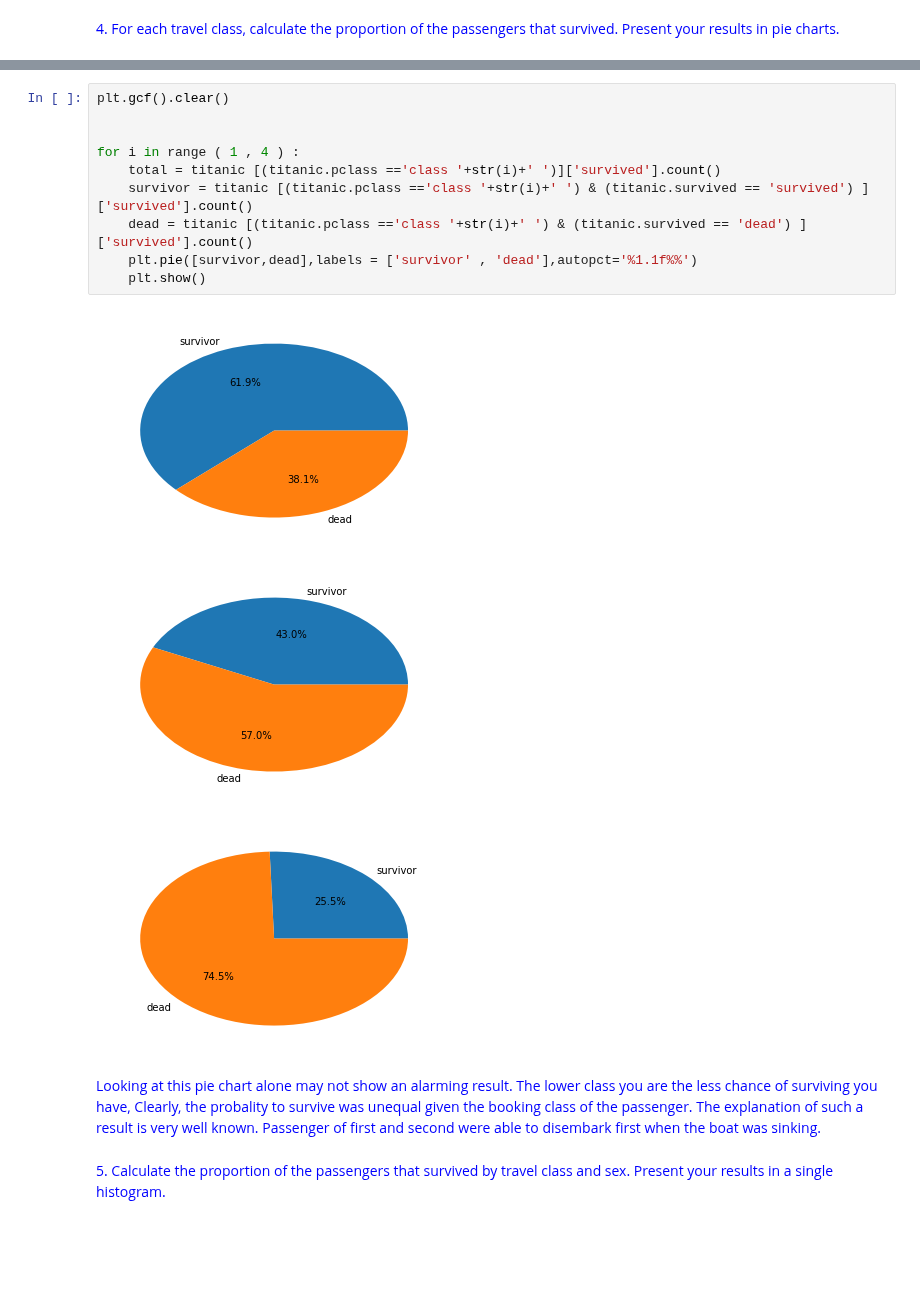
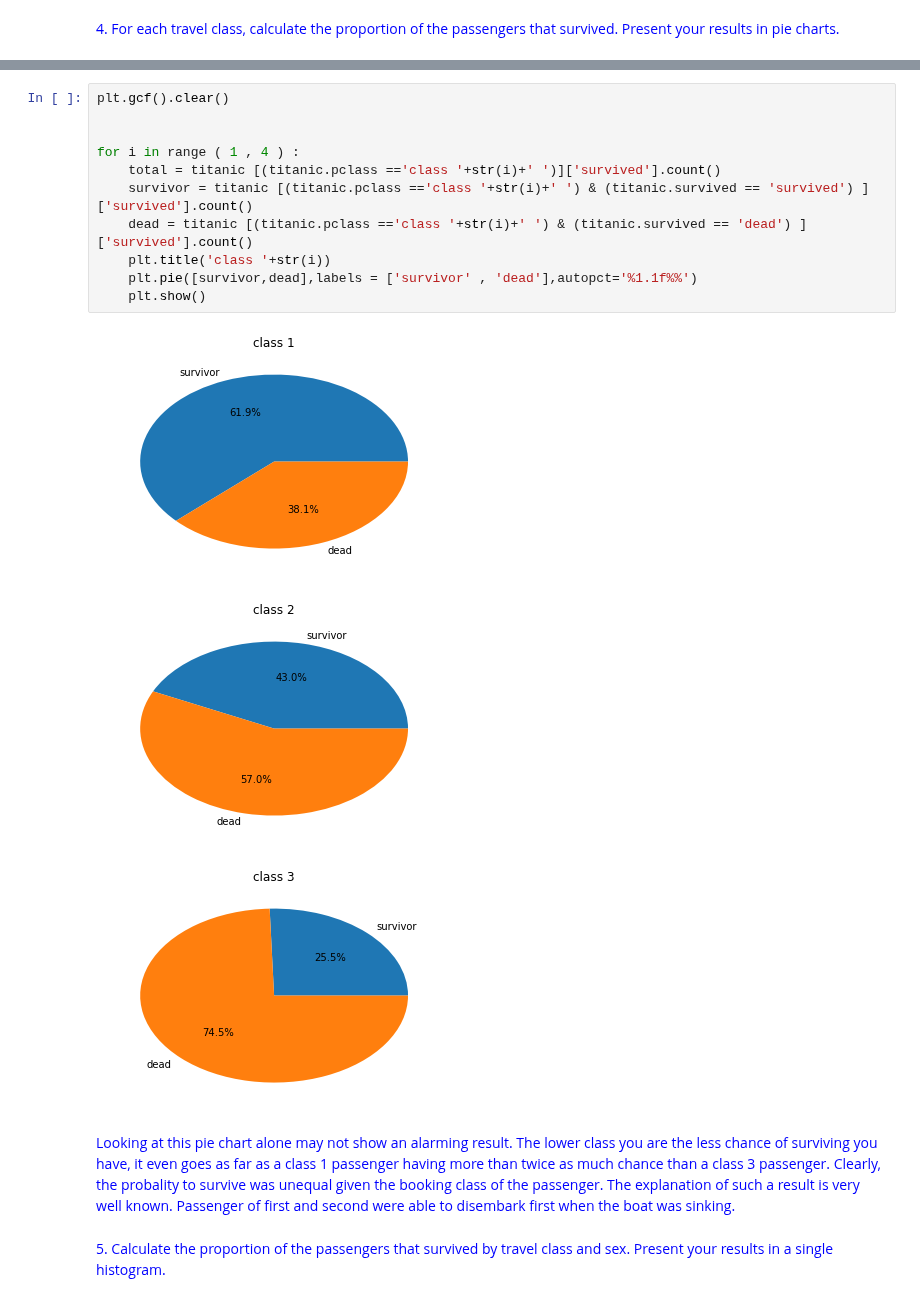
Before and after one commit to matthieuDev/ADA2017, a Jupyter notebook: 01 - Pandas and Data Wrangling/Homework 1.ipynb, the cells around one changed output, grey strips where cells are left out. Drawn from its saved outputs; the diff is of its cells as text; blank space fills up the shorter version.

Commit message:
add title 3.4

```diff
--- a/01 - Pandas and Data Wrangling/Homework 1.ipynb
+++ b/01 - Pandas and Data Wrangling/Homework 1.ipynb
@@ -506,19 +498,20 @@ plt.show()
 # %%
 plt.gcf().clear()
 
 
 for i in range ( 1 , 4 ) :
     total = titanic [(titanic.pclass =='class '+str(i)+' ')]['survived'].count()
     survivor = titanic [(titanic.pclass =='class '+str(i)+' ') & (titanic.survived == 'survived') ]['survived'].count()
     dead = titanic [(titanic.pclass =='class '+str(i)+' ') & (titanic.survived == 'dead') ]['survived'].count()
+    plt.title('class '+str(i))
     plt.pie([survivor,dead],labels = ['survivor' , 'dead'],autopct='%1.1f%%')
     plt.show()
 # %% [output]
-[figure, old version]
+[figure, new version]
-[figure, old version]
+[figure, new version]
-[figure, old version]
+[figure, new version]
 # %% [markdown]
-<span style="color:blue">Looking at this pie chart alone may not show an alarming result. The lower class you are the less chance of surviving you have,  Clearly, the probality to survive was unequal given the booking class of the passenger. The explanation of such a result is very well known. Passenger of first and second were able to disembark first when the boat was sinking.</span>
+<span style="color:blue">Looking at this pie chart alone may not show an alarming result. The lower class you are the less chance of surviving you have, it even goes as far as a class 1 passenger having more than twice as much chance than a class 3 passenger. Clearly, the probality to survive was unequal given the booking class of the passenger. The explanation of such a result is very well known. Passenger of first and second were able to disembark first when the boat was sinking.</span>
 # %% [markdown]
 <span style="color:blue">5. Calculate the proportion of the passengers that survived by travel class and sex. Present your results in a single histogram.</span>
 # %%
```
Also changed, not shown: parts of 4 cells of this notebook.
